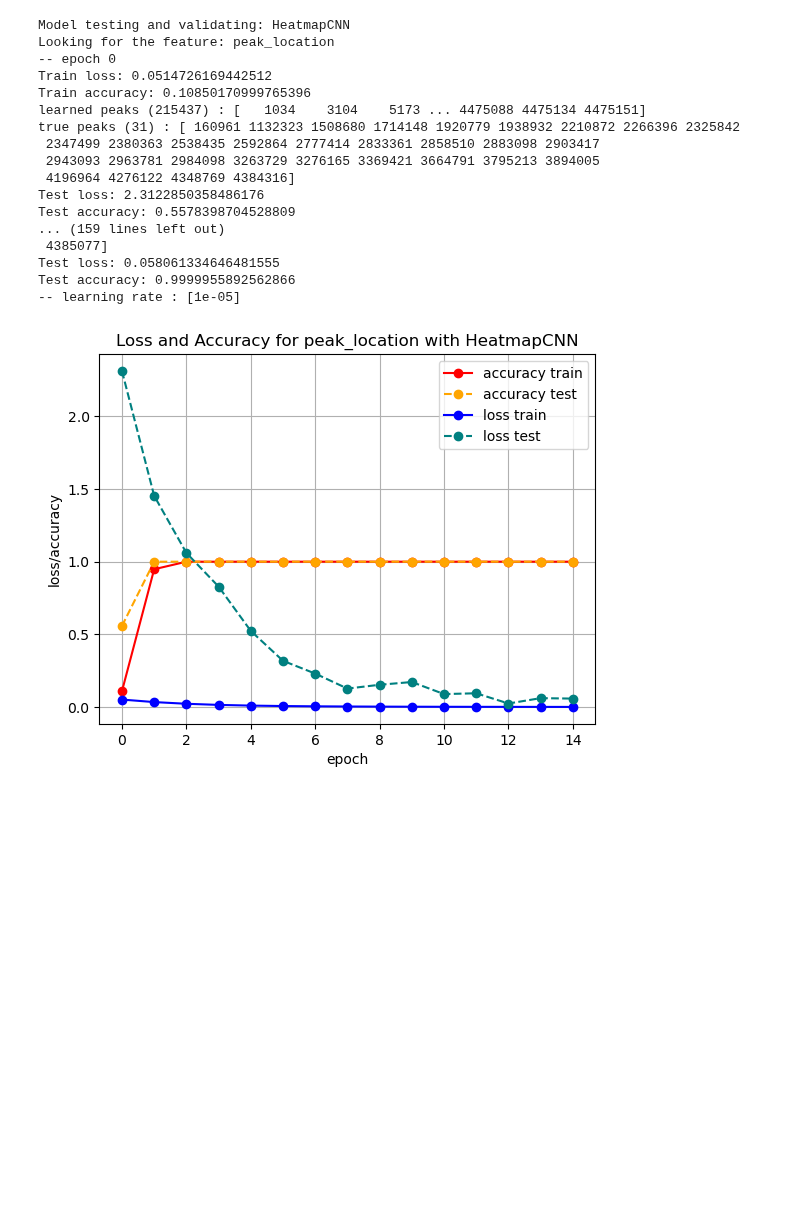
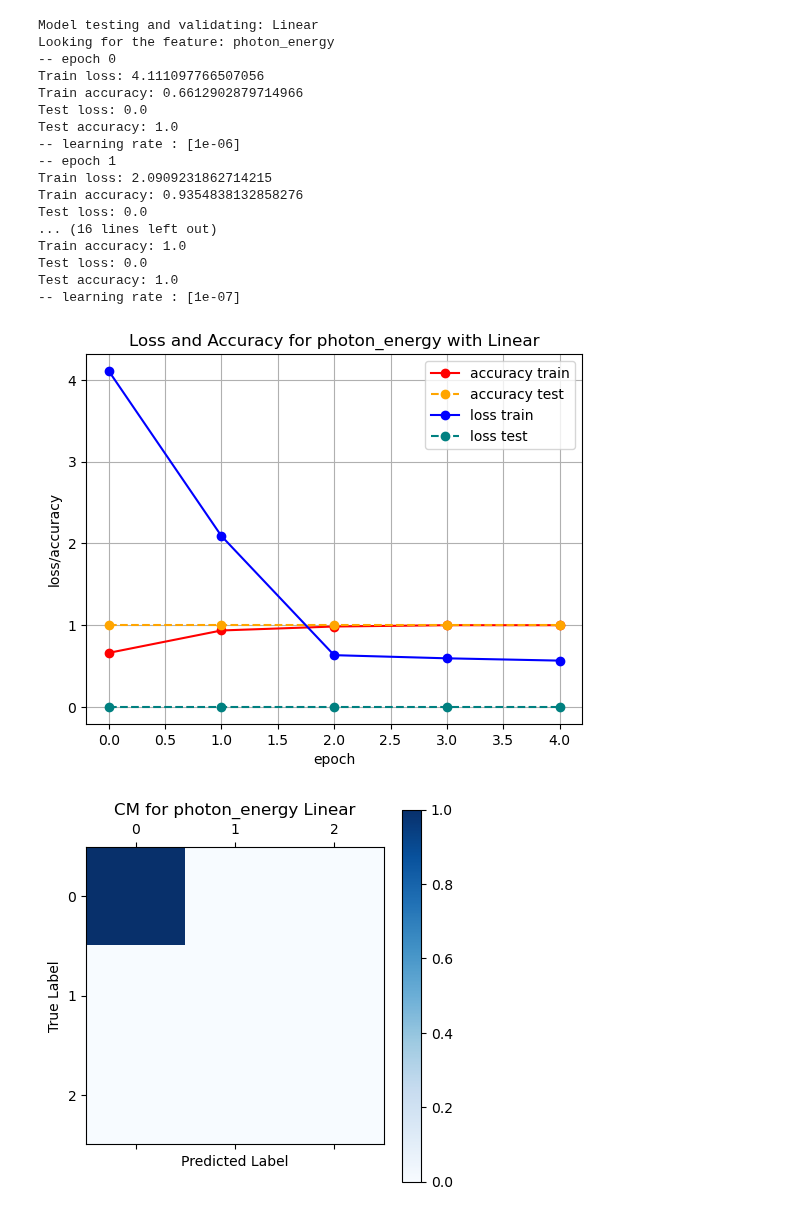
Before and after one commit to adamkurth/cxls_hitfinder, a Jupyter notebook: cnn/src/test_Everett.ipynb, the cells around one changed output. Drawn from its saved outputs; the diff is of its cells as text; code cells hidden in the pictures; blank space fills up the shorter version.

```diff
--- a/cnn/src/test_Everett.ipynb
+++ b/cnn/src/test_Everett.ipynb
@@ -22,8 +22,8 @@ from matplotlib.colors import SymLogNorm
 os.environ['CUDA_LAUNCH_BLOCKING'] = '1'
 # %%
 # datasets = [1, 2, 3, 4, 5, 6, 7, 8, 9]
-# datasets = [1, 2]
-datasets = [1,4,5,6,7,8]
+datasets = [1, 2]
+# datasets = [1,4,5,6,7,8]
 
 myPaths = path.PathManager(datasets=datasets)
 myProcessor = process.Processor(paths=myPaths, datasets=datasets)
@@ -147,28 +147,9 @@ weights for peak_location : tensor([0.0010])
 # %%
-# locate_config.get_model_diagram('first_peak_finder_model1.png', diagram_save_path, device)
-d = train_eval.TrainTestModels(cfg, locate_config)
-d.epoch_loop()
-d.plot_loss_accuracy()
-d.plot_confusion_matrix()
+# # locate_config.get_model_diagram('first_peak_finder_model1.png', diagram_save_path, device)
+# d = train_eval.TrainTestModels(cfg, locate_config)
+# d.epoch_loop()
+# d.plot_loss_accuracy()
+# d.plot_confusion_matrix()
-# %% [output]
-Model testing and validating: HeatmapCNN
-Looking for the feature: peak_location
--- epoch 0
-Train loss: 0.0514726169442512
-Train accuracy: 0.10850170999765396
-learned peaks (215437) : [   1034    3104    5173 ... 4475088 4475134 4475151]
-true peaks (31) : [ 160961 1132323 1508680 1714148 1920779 1938932 2210872 2266396 2325842
- 2347499 2380363 2538435 2592864 2777414 2833361 2858510 2883098 2903417
- 2943093 2963781 2984098 3263729 3276165 3369421 3664791 3795213 3894005
- 4196964 4276122 4348769 4384316]
-Test loss: 2.3122850358486176
-Test accuracy: 0.5578398704528809
-... (159 lines left out)
- 4385077]
-Test loss: 0.058061334646481555
-Test accuracy: 0.9999955892562866
--- learning rate : [1e-05]
-[figure, removed]
 # %%
 # train_loader, test_loader = f.prepare(data_manager=myDataManager, batch_size=1)
 
@@ -190,13 +171,33 @@ Test accuracy: 0.9999955892562866
 # %%
 # peak_config.get_model_diagram('peak_comparison_model2.png', diagram_save_path, device)
 # %%
-# b = train_eval.TrainTestModels(cfg, photon_config)
-# b.epoch_loop()
-# # b.plot_loss_accuracy(diagram_save_path + 'photon_energy_loss_accuracy.png')
-# # b.plot_confusion_matrix(diagram_save_path + 'photon_energy_confusion_matrix.png')
-# b.save_model()
-# b.plot_loss_accuracy()
-# b.plot_confusion_matrix()
+b = train_eval.TrainTestModels(cfg, photon_config)
+b.epoch_loop()
+# b.plot_loss_accuracy(diagram_save_path + 'photon_energy_loss_accuracy.png')
+# b.plot_confusion_matrix(diagram_save_path + 'photon_energy_confusion_matrix.png')
+b.save_model()
+b.plot_loss_accuracy()
+b.plot_confusion_matrix()
+# %% [output]
+Model testing and validating: Linear
+Looking for the feature: photon_energy
+-- epoch 0
+Train loss: 4.111097766507056
+Train accuracy: 0.6612902879714966
+Test loss: 0.0
+Test accuracy: 1.0
+-- learning rate : [1e-06]
+-- epoch 1
+Train loss: 2.0909231862714215
+Train accuracy: 0.9354838132858276
+Test loss: 0.0
+... (16 lines left out)
+Train accuracy: 1.0
+Test loss: 0.0
+Test accuracy: 1.0
+-- learning rate : [1e-07]
+[figure, added]
+[figure, added]
 # %%
 # photon_config.get_model_diagram('photon_energy_model.png', diagram_save_path, device)
 # %%
```
Also changed, not shown: parts of 5 cells of this notebook, 3 other files.
